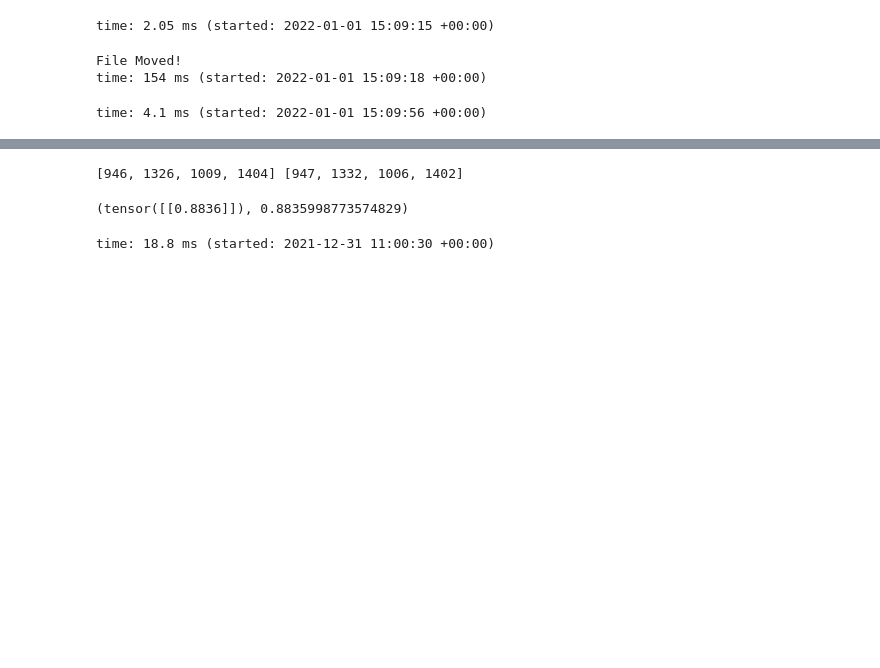
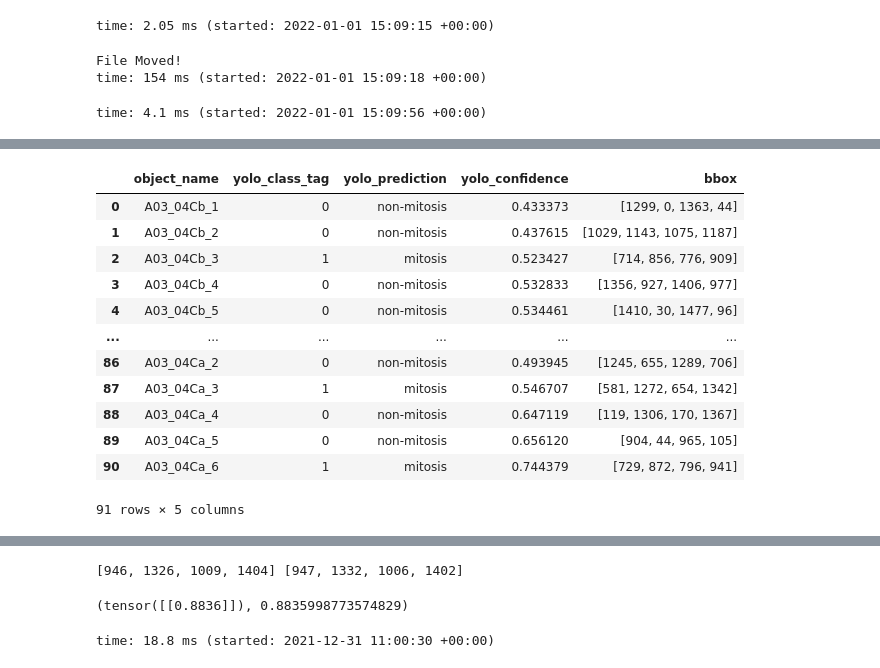
Before and after one commit to akp3210/Mitosis-Detection-, a Jupyter notebook: Mitosis_Det_YOLOv5.ipynb, the cells around one changed output, grey strips where cells are left out. Cells and saved outputs as stored; diff of their text form; code cells hidden in the pictures; blank space fills up the shorter version.

```diff
--- a/Mitosis_Det_YOLOv5.ipynb
+++ b/Mitosis_Det_YOLOv5.ipynb
@@ -701,0 +759,17 @@ time: 48.1 ms (started: 2022-01-01 15:35:52 +00:00)
+# %%
+df_info_valid = df_yolo_valid[["object_name","yolo_class_tag","yolo_prediction","yolo_confidence","bbox"]].copy()
+df_info_valid
+# %% [output]
+|  | object_name | yolo_class_tag | yolo_prediction | yolo_confidence | bbox |
+| 0 | A03_04Cb_1 | 0 | non-mitosis | 0.433373 | [1299, 0, 1363, 44] |
+| 1 | A03_04Cb_2 | 0 | non-mitosis | 0.437615 | [1029, 1143, 1075, 1187] |
+| 2 | A03_04Cb_3 | 1 | mitosis | 0.523427 | [714, 856, 776, 909] |
+| 3 | A03_04Cb_4 | 0 | non-mitosis | 0.532833 | [1356, 927, 1406, 977] |
+| 4 | A03_04Cb_5 | 0 | non-mitosis | 0.534461 | [1410, 30, 1477, 96] |
+| ... | ... | ... | ... | ... | ... |
+| 86 | A03_04Ca_2 | 0 | non-mitosis | 0.493945 | [1245, 655, 1289, 706] |
+| 87 | A03_04Ca_3 | 1 | mitosis | 0.546707 | [581, 1272, 654, 1342] |
+| 88 | A03_04Ca_4 | 0 | non-mitosis | 0.647119 | [119, 1306, 170, 1367] |
+| 89 | A03_04Ca_5 | 0 | non-mitosis | 0.656120 | [904, 44, 965, 105] |
+| 90 | A03_04Ca_6 | 1 | mitosis | 0.744379 | [729, 872, 796, 941] |
+91 rows × 5 columns
```
Also changed, not shown: parts of 29 cells of this notebook.
